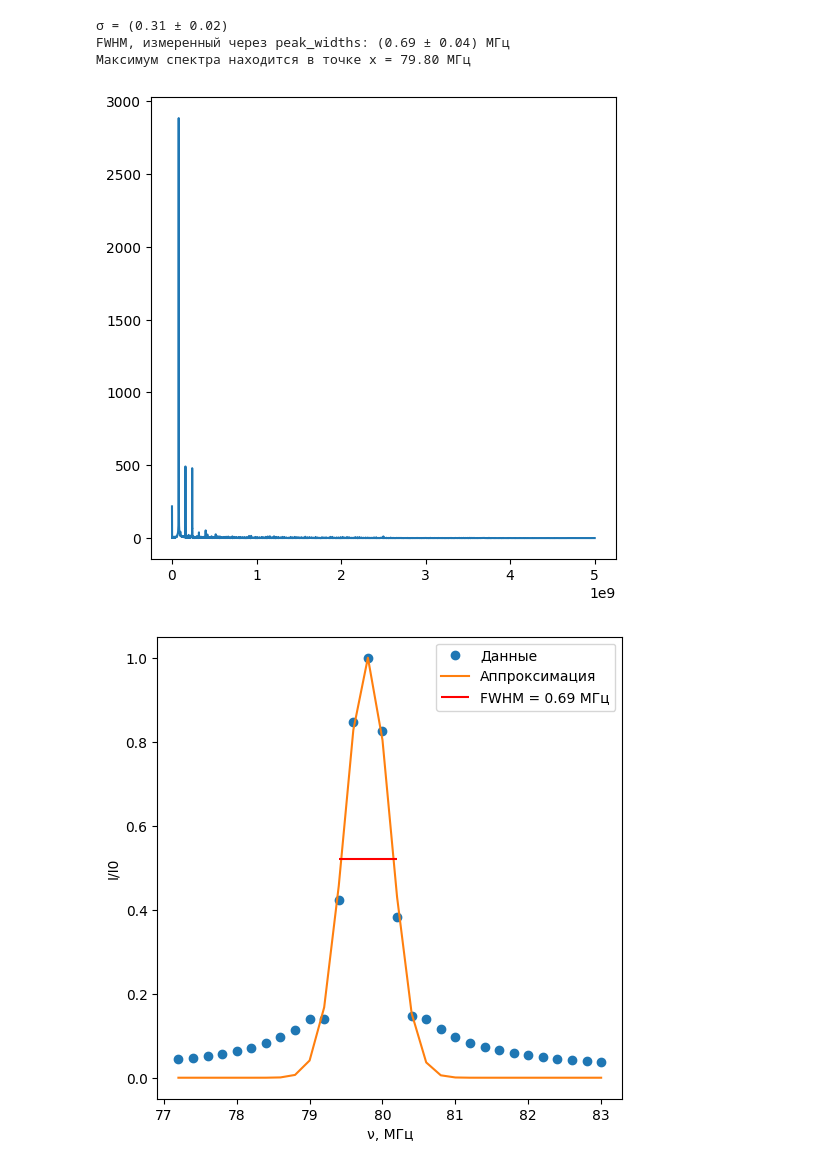
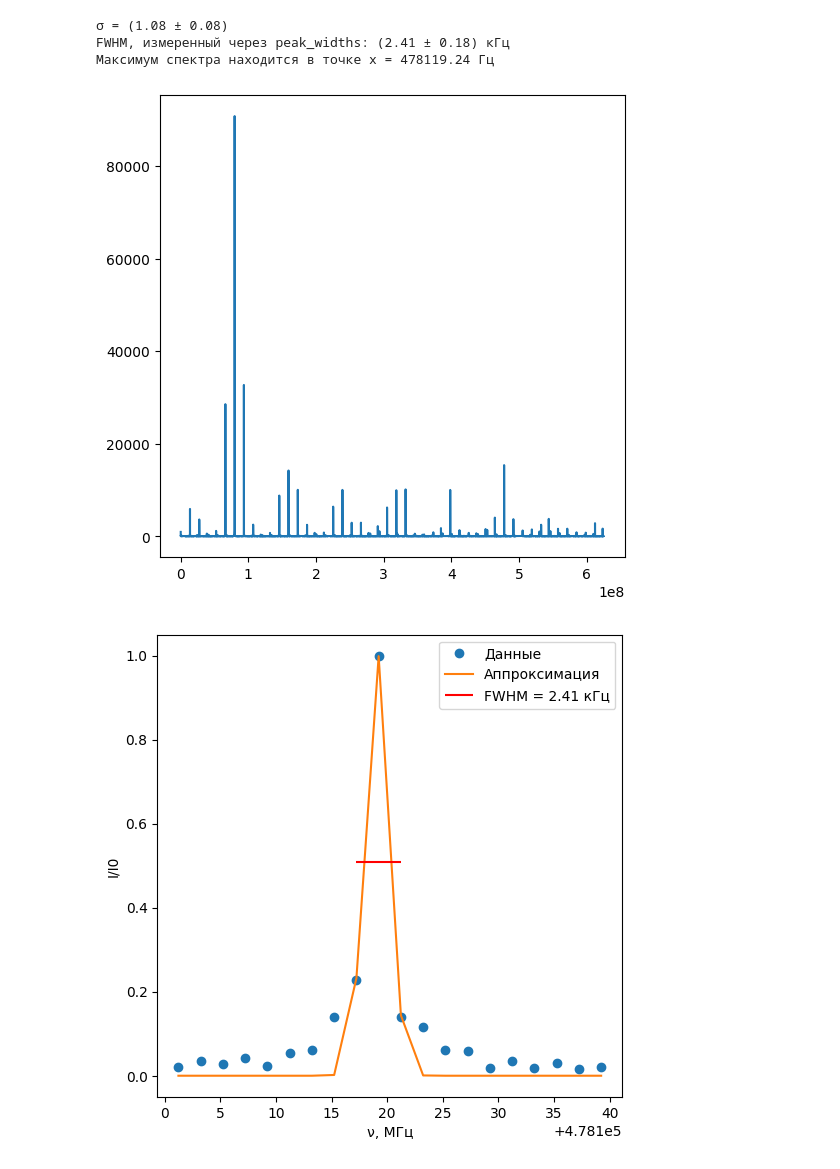
Before and after one commit to Orange-spearow/Finally_praktika, a Jupyter notebook: ШиринаПикаЦентрПика.ipynb, the cells around one changed output. Cells and saved outputs as stored; diff of their text form; code cells hidden in the pictures.

```diff
--- a/ШиринаПикаЦентрПика.ipynb
+++ b/ШиринаПикаЦентрПика.ipynb
@@ -5,24 +5,25 @@ from scipy.signal import savgol_filter, find_peaks, peak_widths
 import matplotlib.pyplot as plt
 import pandas as pd
 
-df = pd.read_csv('500ns0.csv')
+df = pd.read_csv('50mks1mSA0.csv')
 spectr1 = np.array(df.iloc[:,0])
 Spectr1 = np.array(df.iloc[:,1])
+spectr1 = np.linspace(1.4100E-04, 6.4100E-04, 625000)
 #spectr1 = np.linspace(-2.0250E-04, -1.9750E-04, 25000)
 dt = spectr1[1] - spectr1[0]
 fft_signal = np.fft.fft(Spectr1)
 fft_signal = fft_signal[:len(fft_signal)//2-1]
 freq = np.fft.fftfreq(len(Spectr1), d = dt)
 freq = freq[freq>0]
-filtered_signal = savgol_filter(abs(fft_signal), window_length = 6, polyorder = 3)
+filtered_signal = savgol_filter(abs(fft_signal), window_length = 5, polyorder = 4)
 fft_signal = filtered_signal
 plt.figure(figsize=(6,6))
 plt.plot(freq, abs(fft_signal))
 y_1 = []
 x_1 = []
 for i in range(len(freq)):
-    if (freq[i]>77.0e6) and (freq[i]<83.0e6):
-        x_1.append(freq[i]/1e6)
+    if (freq[i]>478.1e6) and (freq[i]<478.14e6):
+        x_1.append(freq[i]/1e3)
         y_1.append(abs(fft_signal[i]))
 y_1 = np.array(y_1)/max(y_1)
 x_1 = np.array(x_1)
@@ -41,38 +42,38 @@ def gaussian(x, A, mu, sigma):
     return A * np.exp(-(x - mu)**2 / (2 * sigma**2))
 # Начальные guess-параметры [A, mu, sigma, offset]
 initial_guess = [max(y_1), x_1[np.argmax(y_1)], main_peak_fwhm/2.355]
 # Вызов curve_fit
 params, covariance = curve_fit(gaussian, x_1, y_1, p0=initial_guess)
 # Извлечение параметров
 A, mu, sigma = params
 # Погрешности параметров (стандартные отклонения)
 errors = np.sqrt(np.diag(covariance))
 A_err, mu_err, sigma_err = errors
 fwhm_err = 2.355 * sigma_err
 print(f'σ = ({sigma:.2f} ± {sigma_err:.2f})')
-print(f'FWHM, измеренный через peak_widths: ({main_peak_fwhm:.2f} ± {fwhm_err:.2f}) МГц')
+print(f'FWHM, измеренный через peak_widths: ({main_peak_fwhm:.2f} ± {fwhm_err:.2f}) кГц')
 # Поиск пиков
 peaks, _ = find_peaks(y_1)
 # Определение максимального пика
 max_peak_index = peaks[np.argmax(abs(y_1[peaks]))]
 # Значение по оси x для максимального пика
 max_x_value = x_1[max_peak_index]
-print(f'Максимум спектра находится в точке x = {max_x_value:.2f} МГц')
+print(f'Максимум спектра находится в точке x = {max_x_value:.2f} Гц')
 plt.figure(figsize=(6,6))
 plt.plot(x_1, y_1, 'o', label='Данные')
 plt.plot(x_1, gaussian(x_1, *params), '-', label='Аппроксимация')
 # Линия полувысоты и границы FWHM
-plt.hlines(peak_heights, left_edges, right_edges, color="red", label=f"FWHM = {fwhm_values[0]:.2f} МГц")
+plt.hlines(peak_heights, left_edges, right_edges, color="red", label=f"FWHM = {fwhm_values[0]:.2f} кГц")
 # Вертикальные линии для границ FWHM
 #plt.vlines(left_edges, 0, peak_heights, color="green", alpha=0.7)
 #plt.vlines(right_edges, 0, peak_heights, color="green", alpha=0.7)
 plt.legend()
 plt.xlabel('ν, МГц')
 plt.ylabel('I/I0')
 plt.show()
 # %% [output]
-σ = (0.31 ± 0.02)
-FWHM, измеренный через peak_widths: (0.69 ± 0.04) МГц
-Максимум спектра находится в точке x = 79.80 МГц
+σ = (1.08 ± 0.08)
+FWHM, измеренный через peak_widths: (2.41 ± 0.18) кГц
+Максимум спектра находится в точке x = 478119.24 Гц
-[figure, old version]
+[figure, new version]
-[figure, old version]
+[figure, new version]
```
Also changed, not shown: 2 other files.
